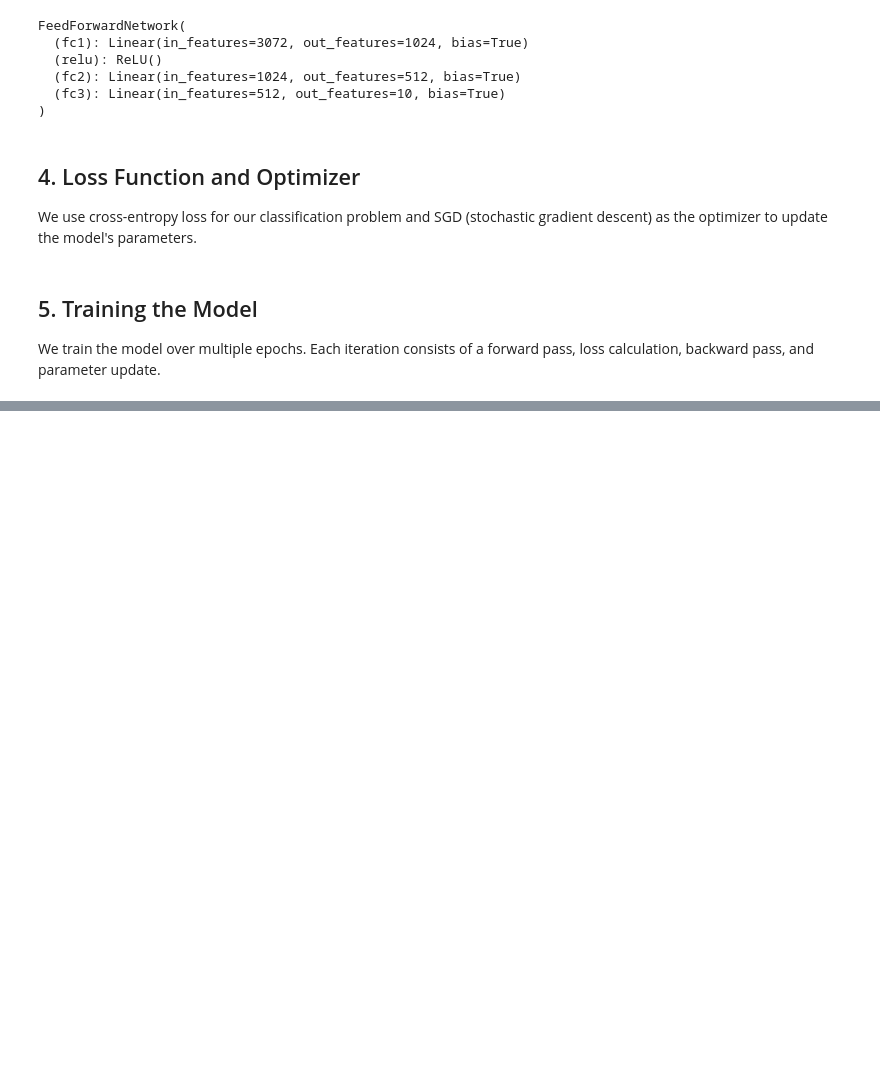
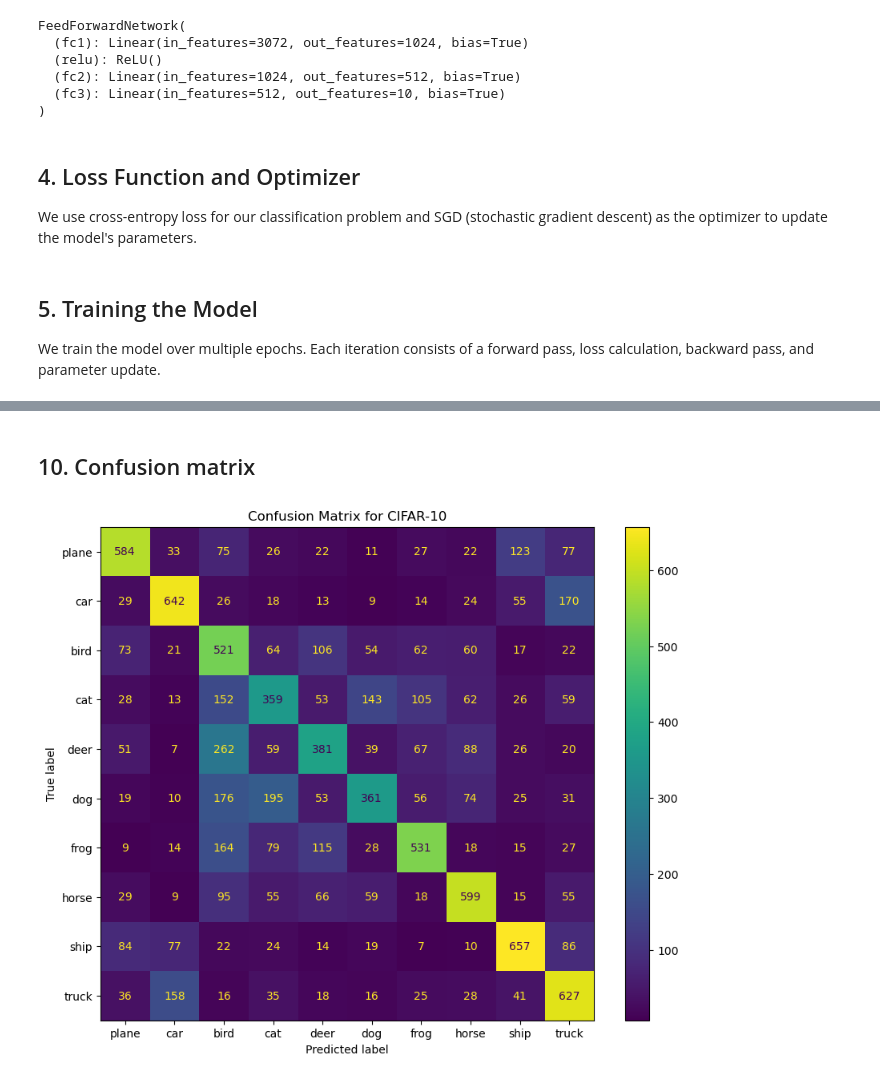
Before and after one commit to imarouani/Deep-Forward-Networks-Pytorch-Project, a Jupyter notebook: Main.ipynb, the cells around one changed output, grey strips where cells are left out. Drawn from its saved outputs; the diff is of its cells as text; code cells hidden in the pictures; blank space fills up the shorter version.

```diff
--- a/Main.ipynb
+++ b/Main.ipynb
@@ -182,0 +273,42 @@ Why It's Cool: Understanding dead neurons helps explain why certain architecture
+# %% [markdown]
+## 10. Confusion matrix
+# %%
+import torch
+import matplotlib.pyplot as plt
+import numpy as np
+from sklearn.metrics import confusion_matrix, ConfusionMatrixDisplay
+
+# Define the confusion matrix plotting function
+def plot_confusion_matrix(model, testloader, classes, device):
+    # Set the model to evaluation mode
+    model.eval()
+
+    all_preds = []
+    all_labels = []
+
+    # Disable gradient calculation for inference
+    with torch.no_grad():
+        for images, labels in testloader:
+            images, labels = images.to(device), labels.to(device)
+            outputs = model(images)
+            _, predicted = torch.max(outputs, 1)
+            all_preds.extend(predicted.cpu().numpy())
+            all_labels.extend(labels.cpu().numpy())
+
+    # Compute the confusion matrix
+    cm = confusion_matrix(all_labels, all_preds)
+
+    # Display the confusion matrix
+    fig, ax = plt.subplots(figsize=(10, 8))
+    disp = ConfusionMatrixDisplay(confusion_matrix=cm, display_labels=classes)
+    disp.plot(ax=ax, cmap='viridis')
+    plt.title("Confusion Matrix for CIFAR-10")
+    plt.show()
+
+# Define the class labels for CIFAR-10
+classes = ['plane', 'car', 'bird', 'cat', 'deer', 'dog', 'frog', 'horse', 'ship', 'truck']
+
+# Call the function to plot the confusion matrix
+plot_confusion_matrix(model, testloader, classes, device)
+# %% [output]
+[figure, added]
```
Also changed, not shown: parts of 18 cells of this notebook, 3 other files.
